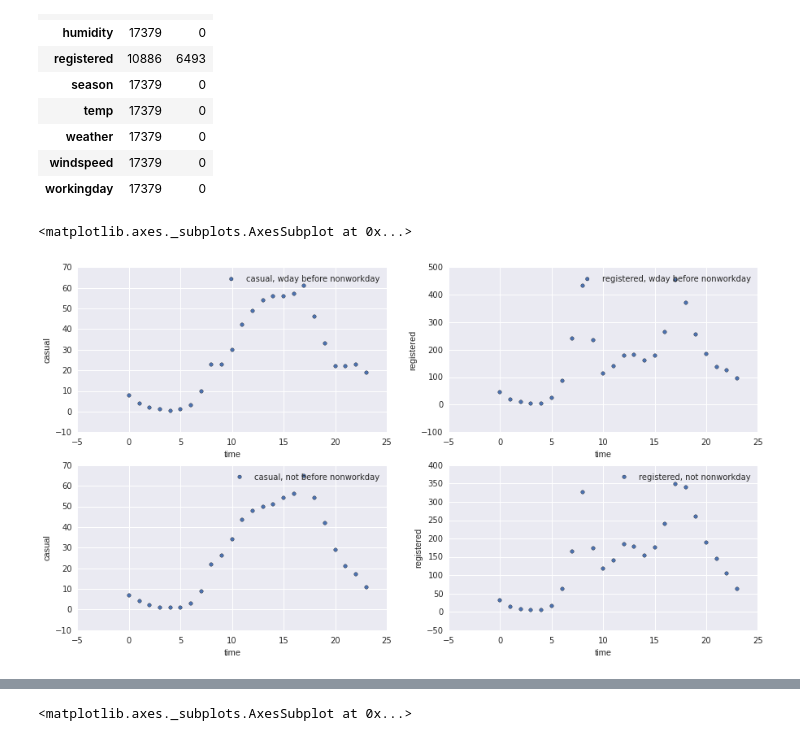
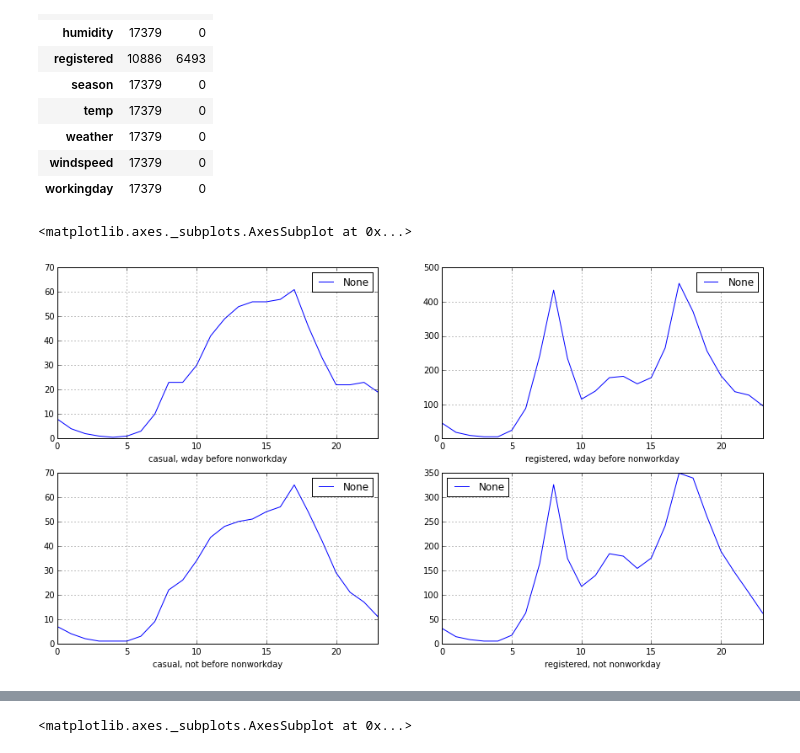
Before and after one commit to jldork/Bikeshare, a Jupyter notebook: Bikeshare.ipynb, the cells around one changed output, grey strips where cells are left out. Drawn from its saved outputs; the diff is of its cells as text; code cells hidden in the pictures.

```diff
--- a/Bikeshare.ipynb
+++ b/Bikeshare.ipynb
@@ -72,35 +76,35 @@ print_null_freq(train)
 # %%
 train['time'] = train['datetime'].str.split(' ').str[1].str[0:2].convert_objects(convert_numeric=True)
 train['date'] = train['datetime'].str.split(' ').str[0]
 train['date'] = pd.to_datetime(train['date'])
 workdays = train[train['workingday']==1]['date']
 nonworkdays = train[train['workingday']==0]['date']
 holidays = train[train['holiday']==1]['date']
 
 
 import numpy as np
 import datetime
 import pandas as pd
 one_day = datetime.timedelta(days = 1)
 nonworkdays = nonworkdays - one_day
 intersect = np.intersect1d(nonworkdays,workdays)
 a = pd.to_datetime(np.unique(intersect))
 
 intersect = np.intersect1d(nonworkdays,workdays)
 b_nwday = pd.to_datetime(np.unique(intersect))
 
 train['b_nwday'] = train.apply(lambda row: row['date'] in b_nwday, axis=1)
 
 
 #let's look at it for each season
 grouped = train.groupby(by=['time','b_nwday'])
 a = grouped.median()[['casual','registered']].reset_index()
 
 fig,axes = plt.subplots(nrows=2,ncols=2,figsize=(15,8))
-a[a['b_nwday']==1].plot(x='time', y='casual', kind='scatter', ax=axes[0,0],label='casual, wday before nonworkday')
-a[a['b_nwday']==1].plot(x='time', y='registered', kind='scatter', ax=axes[0,1],label='registered, wday before nonworkday')
-a[a['b_nwday']==0].plot(x='time', y='casual', kind='scatter', ax=axes[1,0],label='casual, not before nonworkday')
-a[a['b_nwday']==0].plot(x='time', y='registered', kind='scatter', ax=axes[1,1],label='registered, not nonworkday')
+a[a['b_nwday']==1].plot(x='time', y='casual', ax=axes[0,0],label='casual, wday before nonworkday')
+a[a['b_nwday']==1].plot(x='time', y='registered', ax=axes[0,1],label='registered, wday before nonworkday')
+a[a['b_nwday']==0].plot(x='time', y='casual', ax=axes[1,0],label='casual, not before nonworkday')
+a[a['b_nwday']==0].plot(x='time', y='registered', ax=axes[1,1],label='registered, not nonworkday')
 # %% [output]
 <matplotlib.axes._subplots.AxesSubplot at 0x...>
-[figure, old version]
+[figure, new version]
```
Also changed, not shown: parts of 5 cells of this notebook.
